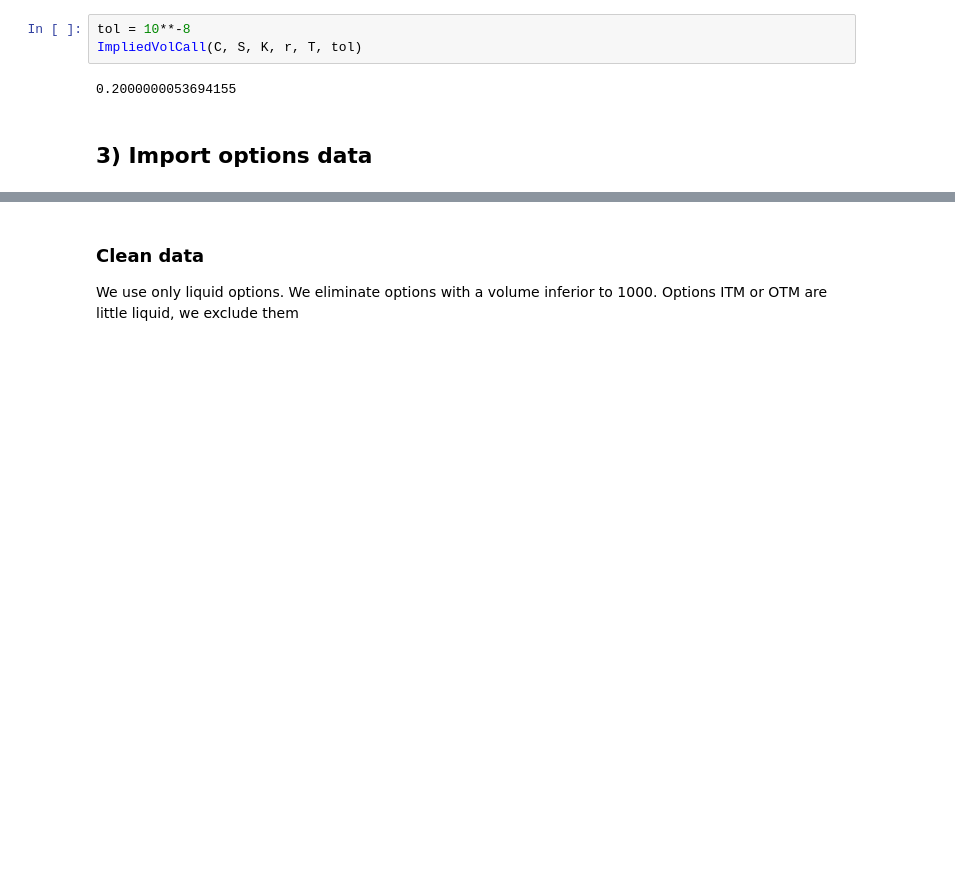
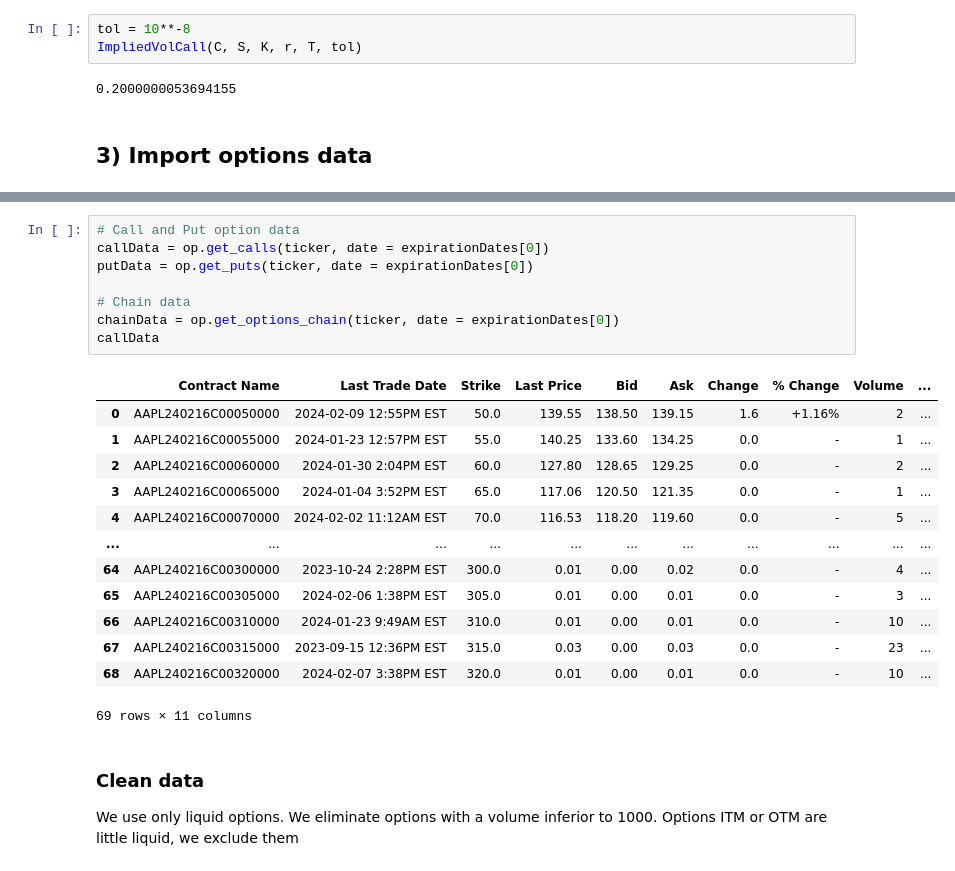
Before and after one commit to sylv0303/Git, a Jupyter notebook: Pricing.ipynb, the cells around one changed output, grey strips where cells are left out. Cells and saved outputs as stored; diff of their text form; blank space fills up the shorter version.

```diff
--- a/Pricing.ipynb
+++ b/Pricing.ipynb
@@ -176,3 +303,25 @@ options_data = ticker.option_chain('2024-02-23')
+# %%
+# Call and Put option data
+callData = op.get_calls(ticker, date = expirationDates[0])
+putData = op.get_puts(ticker, date = expirationDates[0])
+
+# Chain data
+chainData = op.get_options_chain(ticker, date = expirationDates[0])
+callData
+# %% [output]
+|  | Contract Name | Last Trade Date | Strike | Last Price | Bid | Ask | Change | % Change | Volume | ... |
+| 0 | AAPL240216C00050000 | 2024-02-09 12:55PM EST | 50.0 | 139.55 | 138.50 | 139.15 | 1.6 | +1.16% | 2 | ... |
+| 1 | AAPL240216C00055000 | 2024-01-23 12:57PM EST | 55.0 | 140.25 | 133.60 | 134.25 | 0.0 | - | 1 | ... |
+| 2 | AAPL240216C00060000 | 2024-01-30 2:04PM EST | 60.0 | 127.80 | 128.65 | 129.25 | 0.0 | - | 2 | ... |
+| 3 | AAPL240216C00065000 | 2024-01-04 3:52PM EST | 65.0 | 117.06 | 120.50 | 121.35 | 0.0 | - | 1 | ... |
+| 4 | AAPL240216C00070000 | 2024-02-02 11:12AM EST | 70.0 | 116.53 | 118.20 | 119.60 | 0.0 | - | 5 | ... |
+| ... | ... | ... | ... | ... | ... | ... | ... | ... | ... | ... |
+| 64 | AAPL240216C00300000 | 2023-10-24 2:28PM EST | 300.0 | 0.01 | 0.00 | 0.02 | 0.0 | - | 4 | ... |
+| 65 | AAPL240216C00305000 | 2024-02-06 1:38PM EST | 305.0 | 0.01 | 0.00 | 0.01 | 0.0 | - | 3 | ... |
+| 66 | AAPL240216C00310000 | 2024-01-23 9:49AM EST | 310.0 | 0.01 | 0.00 | 0.01 | 0.0 | - | 10 | ... |
+| 67 | AAPL240216C00315000 | 2023-09-15 12:36PM EST | 315.0 | 0.03 | 0.00 | 0.03 | 0.0 | - | 23 | ... |
+| 68 | AAPL240216C00320000 | 2024-02-07 3:38PM EST | 320.0 | 0.01 | 0.00 | 0.01 | 0.0 | - | 10 | ... |
+69 rows × 11 columns
 # %% [markdown]
 ### Clean data
 We use only liquid options. We eliminate options with a volume inferior to 1000. Options ITM or OTM are little liquid, we exclude them
```
Also changed, not shown: parts of 25 cells of this notebook.
